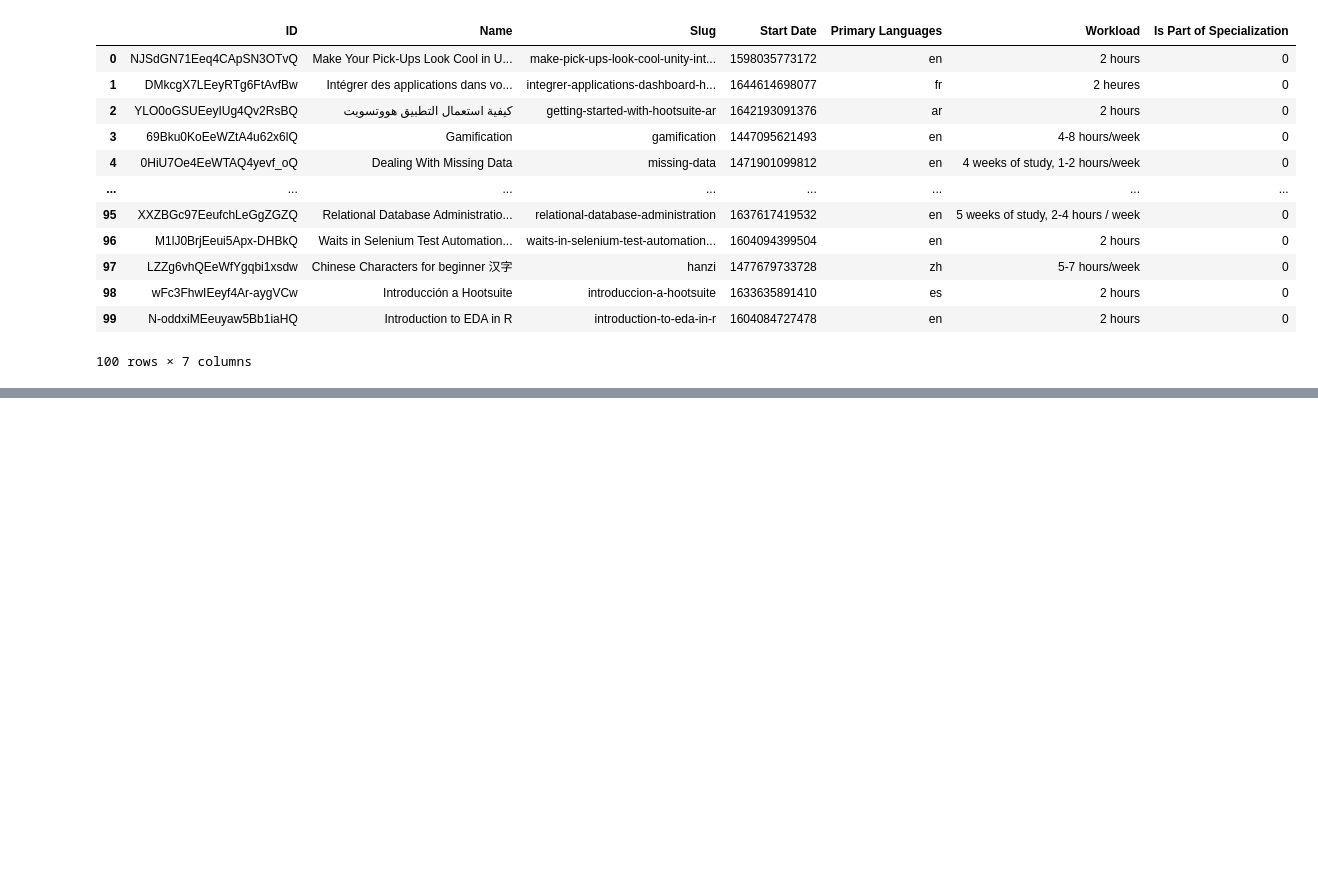
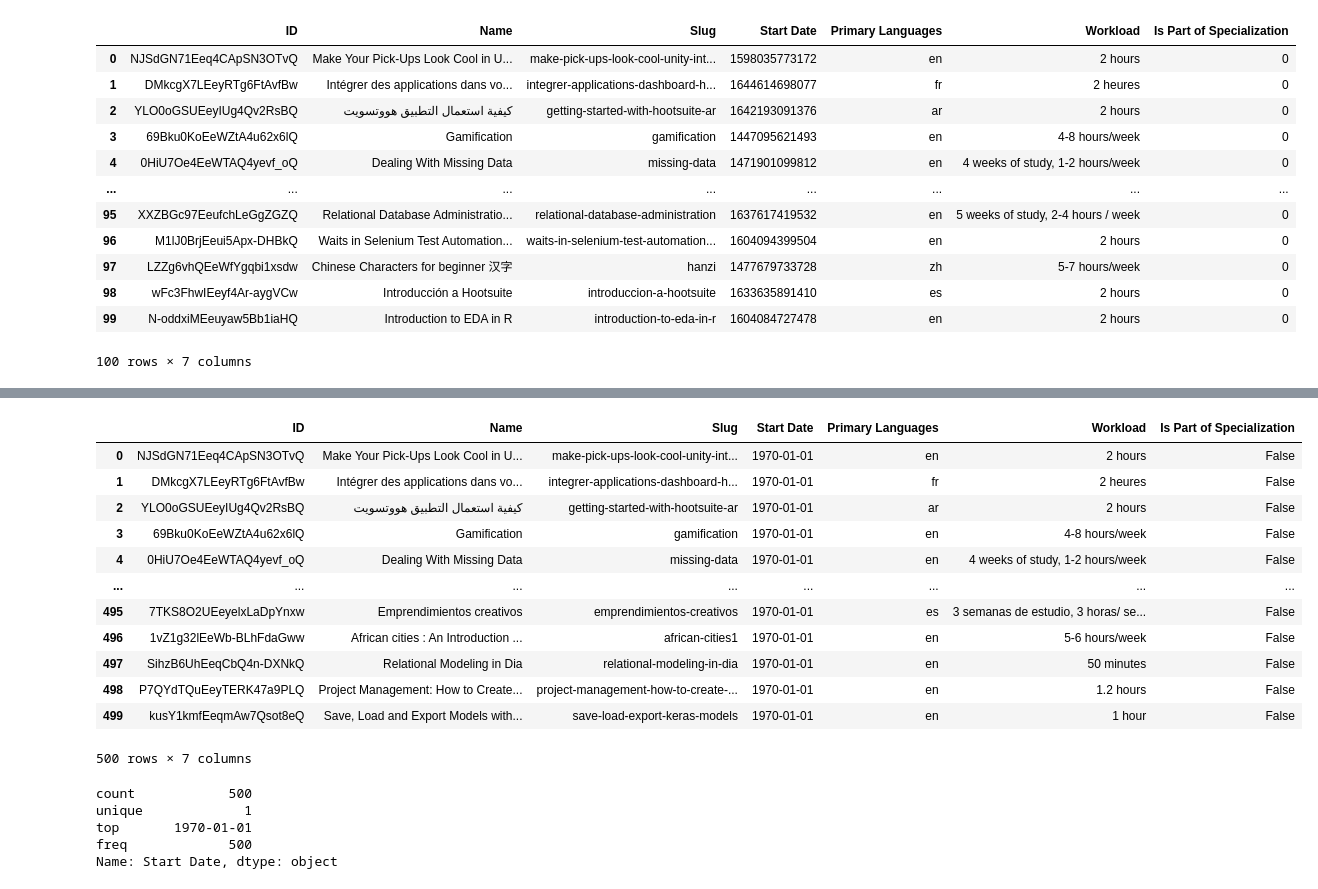
Before and after one commit to ngnma/Coursera-recommender-system, a Jupyter notebook: main.ipynb, the cells around one changed output, grey strips where cells are left out. Cells and saved outputs as stored; diff of their text form; code cells hidden in the pictures; blank space fills up the shorter version.

```diff
--- a/main.ipynb
+++ b/main.ipynb
@@ -157,0 +215,26 @@ courses_df
+# %%
+mycopy = coursesDF.copy()
+mycopy['Start Date'] = mycopy['Start Date'].dt.date
+mycopy
+# %% [output]
+|  | ID | Name | Slug | Start Date | Primary Languages | Workload | Is Part of Specialization |
+| 0 | NJSdGN71Eeq4CApSN3OTvQ | Make Your Pick-Ups Look Cool in U... | make-pick-ups-look-cool-unity-int... | 1970-01-01 | en | 2 hours | False |
+| 1 | DMkcgX7LEeyRTg6FtAvfBw | Intégrer des applications dans vo... | integrer-applications-dashboard-h... | 1970-01-01 | fr | 2 heures | False |
+| 2 | YLO0oGSUEeyIUg4Qv2RsBQ | كيفية استعمال التطبيق هووتسويت | getting-started-with-hootsuite-ar | 1970-01-01 | ar | 2 hours | False |
+| 3 | 69Bku0KoEeWZtA4u62x6lQ | Gamification | gamification | 1970-01-01 | en | 4-8 hours/week | False |
+| 4 | 0HiU7Oe4EeWTAQ4yevf_oQ | Dealing With Missing Data | missing-data | 1970-01-01 | en | 4 weeks of study, 1-2 hours/week | False |
+| ... | ... | ... | ... | ... | ... | ... | ... |
+| 495 | 7TKS8O2UEeyelxLaDpYnxw | Emprendimientos creativos | emprendimientos-creativos | 1970-01-01 | es | 3 semanas de estudio, 3 horas/ se... | False |
+| 496 | 1vZ1g32lEeWb-BLhFdaGww | African cities : An Introduction ... | african-cities1 | 1970-01-01 | en | 5-6 hours/week | False |
+| 497 | SihzB6UhEeqCbQ4n-DXNkQ | Relational Modeling in Dia | relational-modeling-in-dia | 1970-01-01 | en | 50 minutes | False |
+| 498 | P7QYdTQuEeyTERK47a9PLQ | Project Management: How to Create... | project-management-how-to-create-... | 1970-01-01 | en | 1.2 hours | False |
+| 499 | kusY1kmfEeqmAw7Qsot8eQ | Save, Load and Export Models with... | save-load-export-keras-models | 1970-01-01 | en | 1 hour | False |
+500 rows × 7 columns
+# %%
+mycopy['Start Date'].describe()
+# %% [output]
+count            500
+unique             1
+top       1970-01-01
+freq             500
+Name: Start Date, dtype: object
```
Also changed, not shown: parts of 11 cells of this notebook, 1 other file.
